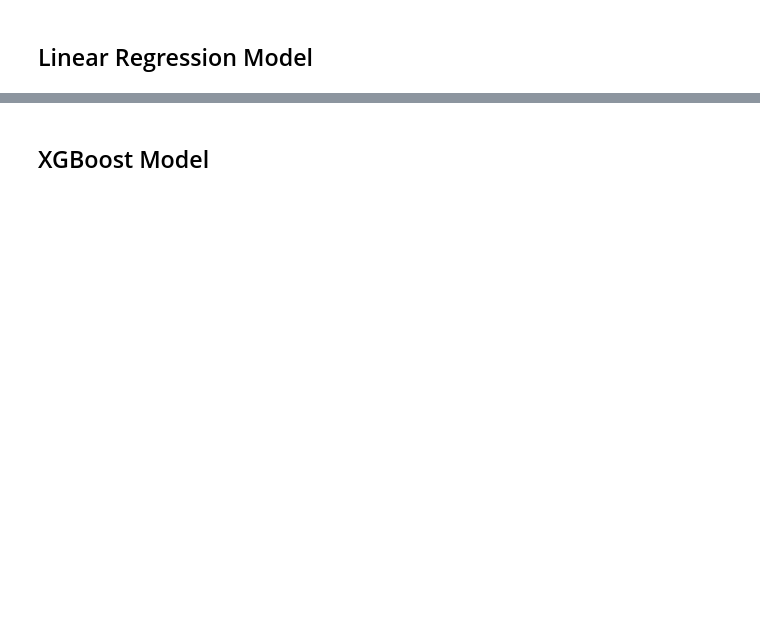
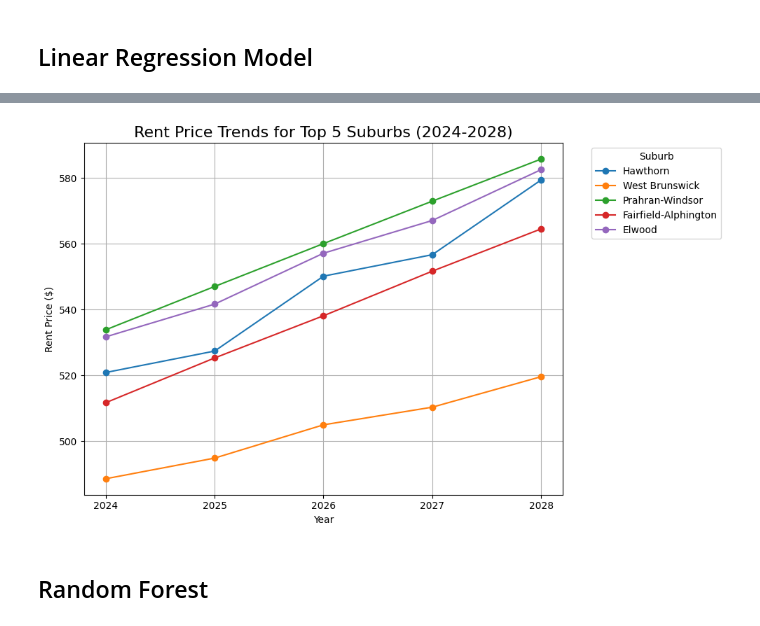
Before and after one commit to MAST30034-AppliedDataScience/project-2-group-real-estate-industry-project-7, a Jupyter notebook: models/model.ipynb, the cells around one changed output, grey strips where cells are left out. Cells and saved outputs as stored; diff of their text form; code cells hidden in the pictures; blank space fills up the shorter version.

```diff
--- a/models/model.ipynb
+++ b/models/model.ipynb
@@ -2,0 +203,9 @@
+# %%
+melted_income = fit_income.drop(columns=['suburb']).melt(id_vars='postcode', var_name='year', value_name='income')#.drop(columns=['year'])
+melted_pre_income = pre_income.melt(id_vars='postcode', var_name='year', value_name='income')#.drop(columns=['year'])
+
+melted_pop = fit_pop.drop(columns=['suburb']).melt(id_vars='postcode', var_name='year', value_name='population')#.drop(columns=['year'])
+melted_pre_pop = pre_popu.melt(id_vars='postcode', var_name='year', value_name='population')#.drop(columns=['year'])
+
+melted_rent = rent_df.drop(columns=['suburb']).melt(id_vars='postcode', var_name='year', value_name='rent_price')#.drop(columns=['year'])
+#melted_pre_pop
@@ -2,0 +231,10 @@
+# %%
+df_pred = pd.DataFrame({
+    'postcode':melted_pre_income['postcode'],
+    'income':melted_pre_income['income'],
+    'population':melted_pre_pop['population'],
+    'year':melted_pre_pop['year']}
+)
+df_pred['year'] = df_pred['year'].str.extract(r'(\d{4})') # Extracting year part
+df_pred.to_csv("../data/curated/dataset_pred.csv")
+df_pred.head()
@@ -92,2 +361,35 @@ top_10_suburbs
+# %%
+import matplotlib.pyplot as plt
+
+# top 5 suburbs
+top_5_suburbs = ['Hawthorn', 'West Brunswick', 'Prahran-Windsor', 'Fairfield-Alphington', 'Elwood']
+
+years = [2024, 2025, 2026, 2027, 2028]
+
+# creat figure
+plt.figure(figsize=(10, 6))
+
+# plot
+for suburb in top_5_suburbs:
+    # take the average of the rent_price data for each suburb
+    data = plot_df[plot_df['suburb'] == suburb][['2024_rent_price', '2025_rent_price', '2026_rent_price', '2027_rent_price', '2028_rent_price']].mean().values
+
+    # make sure the data dimensions match the year
+    if len(data) == len(years):
+        plt.plot(years, data, marker='o', label=suburb)
+    else:
+        print(f"Data for {suburb} does not match years, skipping.")
+
+plt.title('Rent Price Trends for Top 5 Suburbs (2024-2028)', fontsize=16)
+plt.xlabel('Year', fontsize=10)
+plt.ylabel('Rent Price ($)', fontsize=10)
+plt.xticks(years)
+plt.legend(title='Suburb', bbox_to_anchor=(1.05, 1), loc='upper left')
+plt.grid(True)
+
+plt.tight_layout()
+plt.show()
+# %% [output]
+[figure, added]
 # %% [markdown]
-<h2>XGBoost Model</h2>
+<h2>Random Forest</h2>
```
Also changed, not shown: parts of 29 cells of this notebook, 2 other files.
